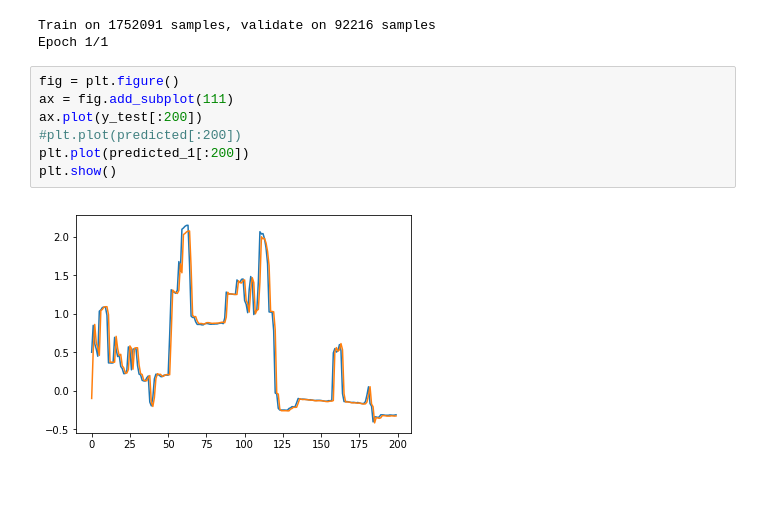
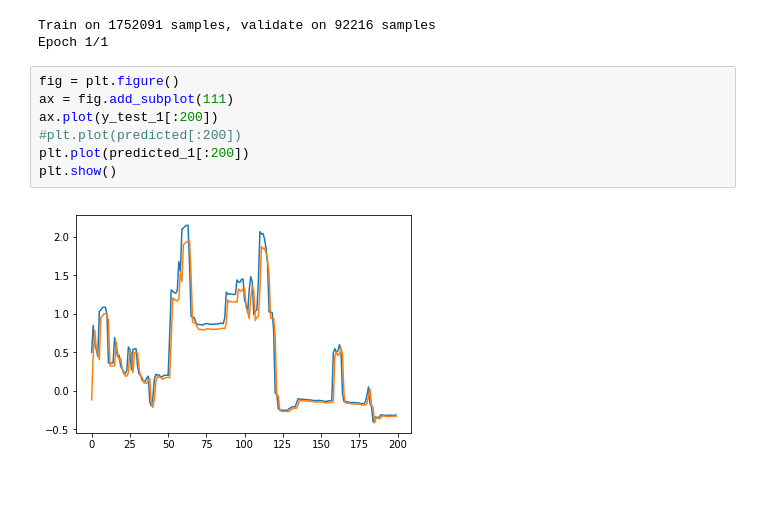
Before and after one commit to usingamgad/lstm, a Jupyter notebook: LSTM.ipynb, the cells around one changed output. Saved outputs shown, nothing was run; the diff lists cells and outputs as text.

```diff
--- a/LSTM.ipynb
+++ b/LSTM.ipynb
@@ -224,11 +167,11 @@ Epoch 1/1
 # %%
 fig = plt.figure()
 ax = fig.add_subplot(111)
-ax.plot(y_test[:200])
+ax.plot(y_test_1[:200])
 #plt.plot(predicted[:200])
 plt.plot(predicted_1[:200])
 plt.show()
 # %% [output]
-[figure, old version]
+[figure, new version]
 # %% [markdown]
 ##
```
Also changed, not shown: parts of 12 cells of this notebook.
